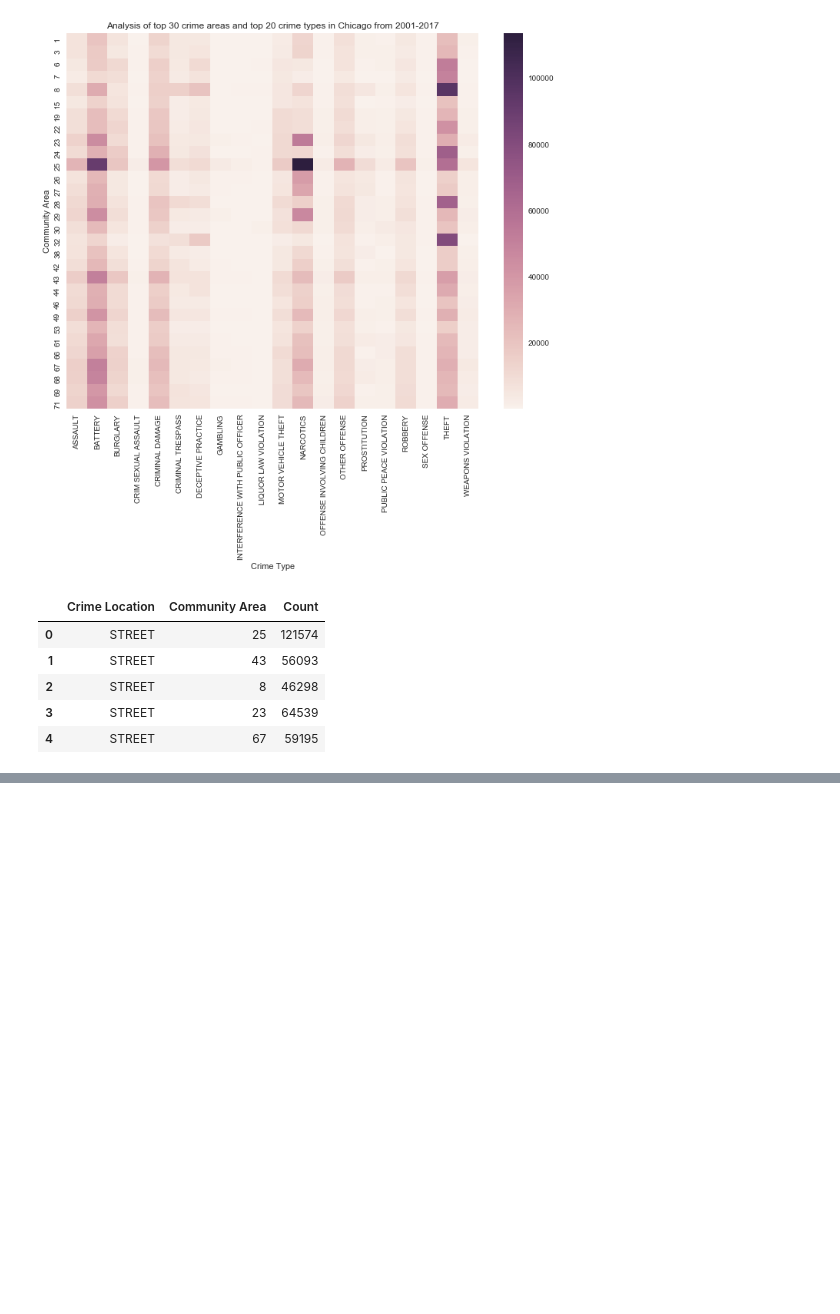
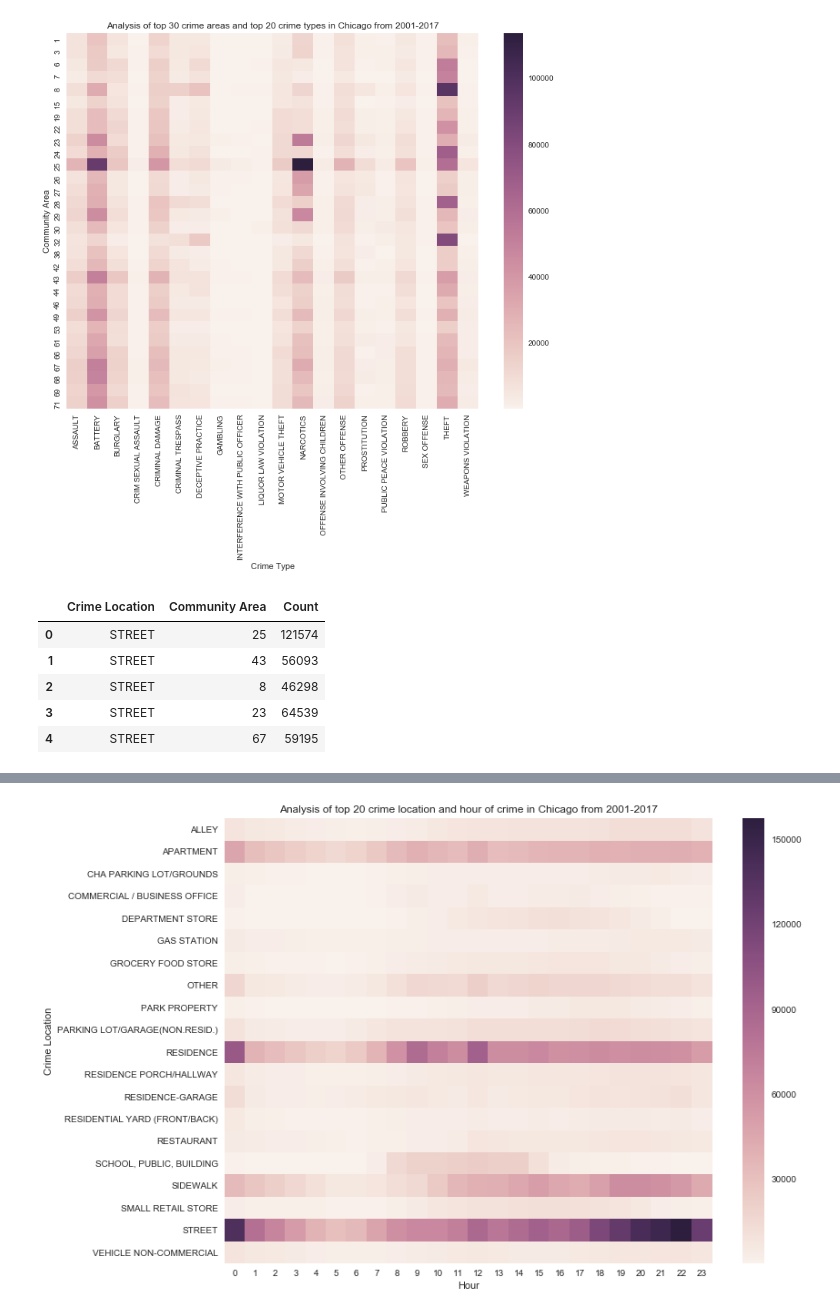
Before and after one commit to bodhisattamaiti25/projects-data-science, a Jupyter notebook: chicago_crime_data_analysis/chicago_crime_data_analysis.ipynb, the cells around one changed output, grey strips where cells are left out. Saved outputs shown, nothing was run; the diff lists cells and outputs as text; code cells hidden in the pictures; blank space fills up the shorter version.

```diff
--- a/chicago_crime_data_analysis/chicago_crime_data_analysis.ipynb
+++ b/chicago_crime_data_analysis/chicago_crime_data_analysis.ipynb
@@ -632,0 +658,3 @@ Name: Description, dtype: int64
+# %%
+crime_counts_by_hour_crimeLocation_df = pd.DataFrame(data=crime_counts_by_hour_crimeLocation, columns=['Crime Location', 'Hour', 'Count'])
+crime_counts_by_hour_crimeLocation_df.head()
@@ -632,0 +668,3 @@ Name: Description, dtype: int64
+# %%
+crime_counts_by_hour_crimeLocation_df = crime_counts_by_hour_crimeLocation_df.pivot('Crime Location', 'Hour', 'Count')
+crime_counts_by_hour_crimeLocation_df.head()
@@ -632,0 +680,4 @@ Name: Description, dtype: int64
+# %%
+generate_heatmap(crime_counts_by_hour_crimeLocation_df, 'Analysis of top 20 crime location and hour of crime in Chicago from 2001-2017')
+# %% [output]
+[figure, added]
```
Also changed, not shown: parts of 16 cells of this notebook.
